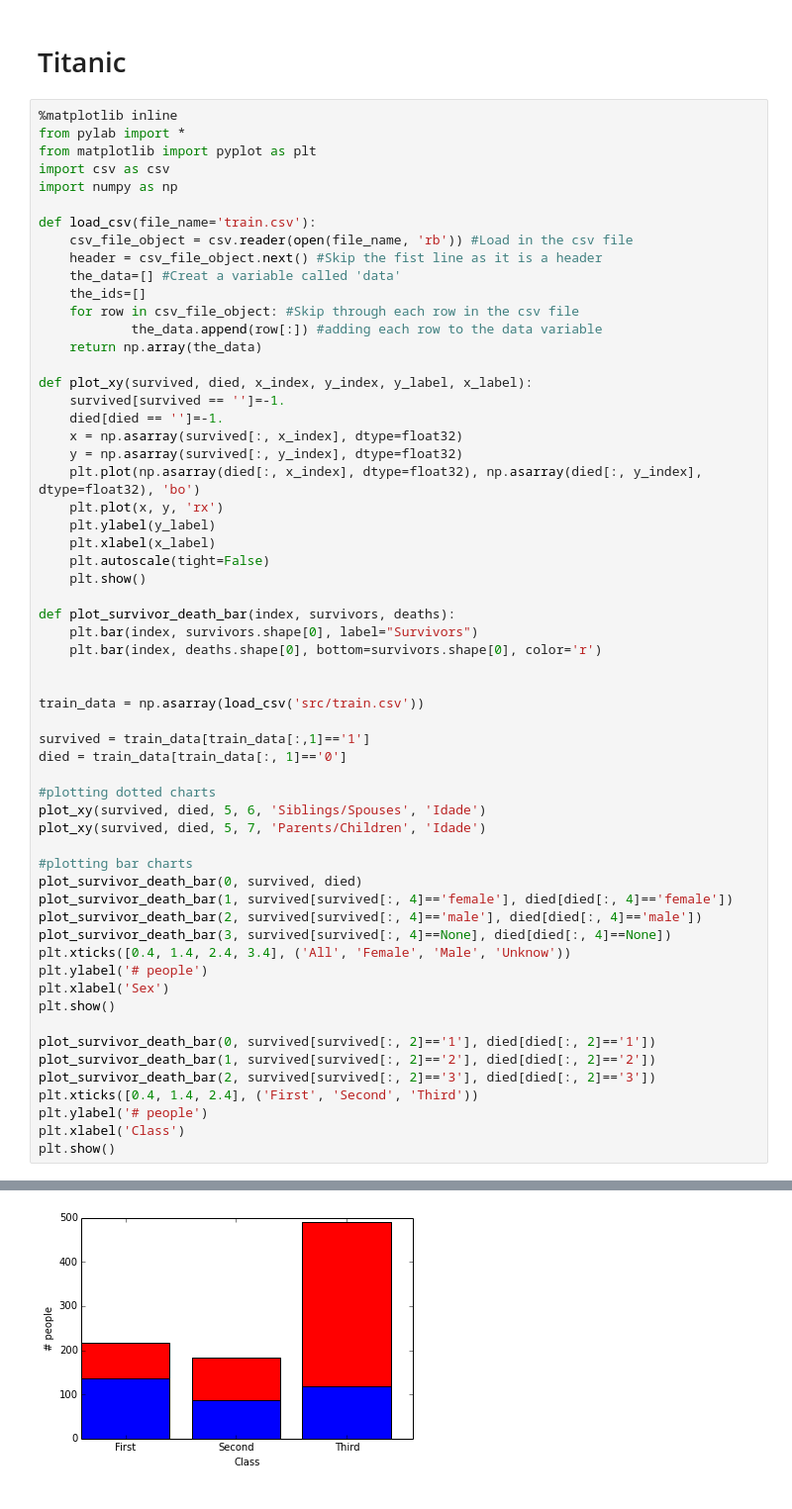
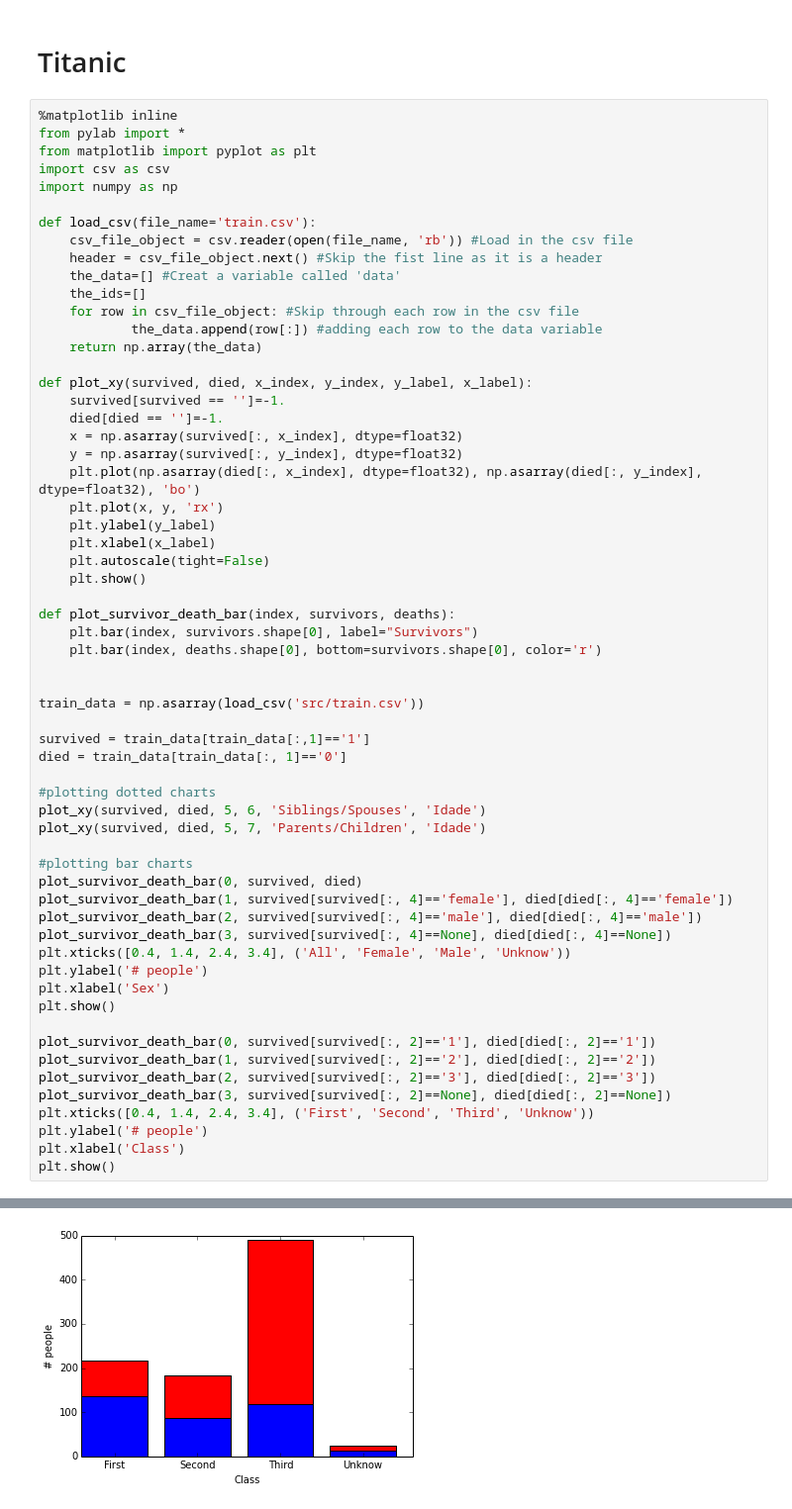
Before and after one commit to rogeralmeida/kaggle-titanic-python, a Jupyter notebook: visualization_notebook.ipynb, the cells around one changed output, grey strips where cells are left out. Shown at 99% size. Cells and saved outputs as stored; diff of their text form.

Commit message:
Added unkown bar to class chart

```diff
--- a/visualization_notebook.ipynb
+++ b/visualization_notebook.ipynb
@@ -36,32 +36,33 @@ def plot_survivor_death_bar(index, survivors, deaths):
 
 train_data = np.asarray(load_csv('src/train.csv'))
 
 survived = train_data[train_data[:,1]=='1']
 died = train_data[train_data[:, 1]=='0']
 
 #plotting dotted charts
 plot_xy(survived, died, 5, 6, 'Siblings/Spouses', 'Idade')
 plot_xy(survived, died, 5, 7, 'Parents/Children', 'Idade')
 
 #plotting bar charts
 plot_survivor_death_bar(0, survived, died)
 plot_survivor_death_bar(1, survived[survived[:, 4]=='female'], died[died[:, 4]=='female'])
 plot_survivor_death_bar(2, survived[survived[:, 4]=='male'], died[died[:, 4]=='male'])
 plot_survivor_death_bar(3, survived[survived[:, 4]==None], died[died[:, 4]==None])
 plt.xticks([0.4, 1.4, 2.4, 3.4], ('All', 'Female', 'Male', 'Unknow'))
 plt.ylabel('# people')
 plt.xlabel('Sex')
 plt.show()
 
 plot_survivor_death_bar(0, survived[survived[:, 2]=='1'], died[died[:, 2]=='1'])
 plot_survivor_death_bar(1, survived[survived[:, 2]=='2'], died[died[:, 2]=='2'])
 plot_survivor_death_bar(2, survived[survived[:, 2]=='3'], died[died[:, 2]=='3'])
-plt.xticks([0.4, 1.4, 2.4], ('First', 'Second', 'Third'))
+plot_survivor_death_bar(3, survived[survived[:, 2]==None], died[died[:, 2]==None])
+plt.xticks([0.4, 1.4, 2.4, 3.4], ('First', 'Second', 'Third', 'Unknow'))
 plt.ylabel('# people')
 plt.xlabel('Class')
 plt.show()
 # %% [output]
 [figure]
 [figure]
 [figure]
-[figure, old version]
+[figure, new version]
```
